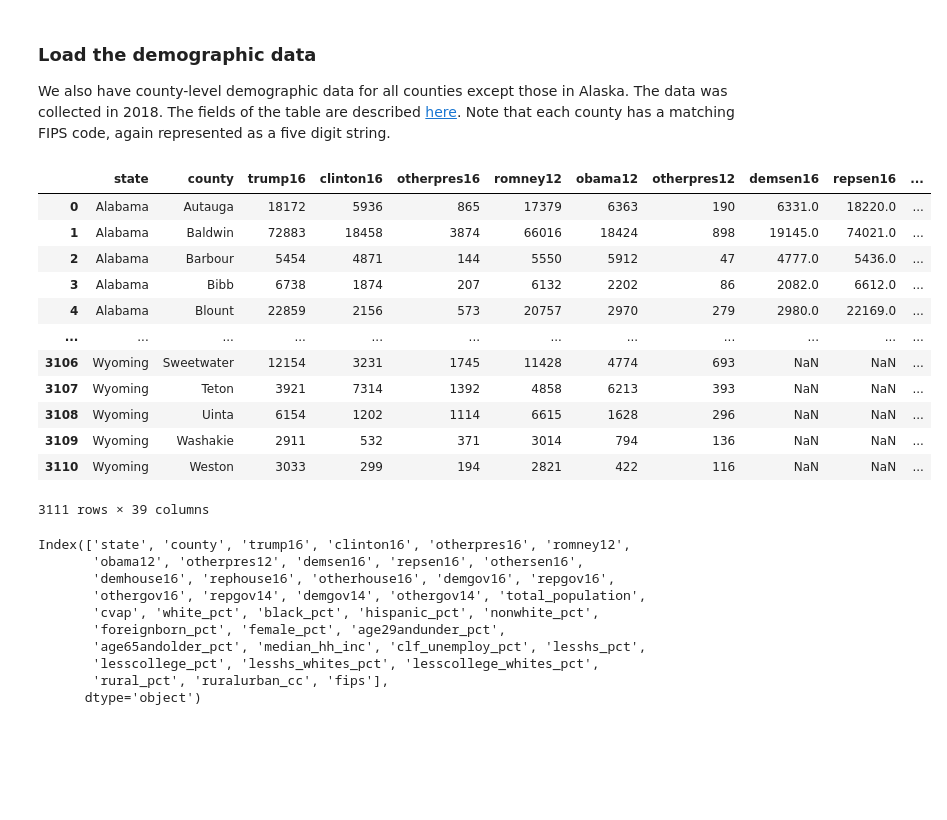
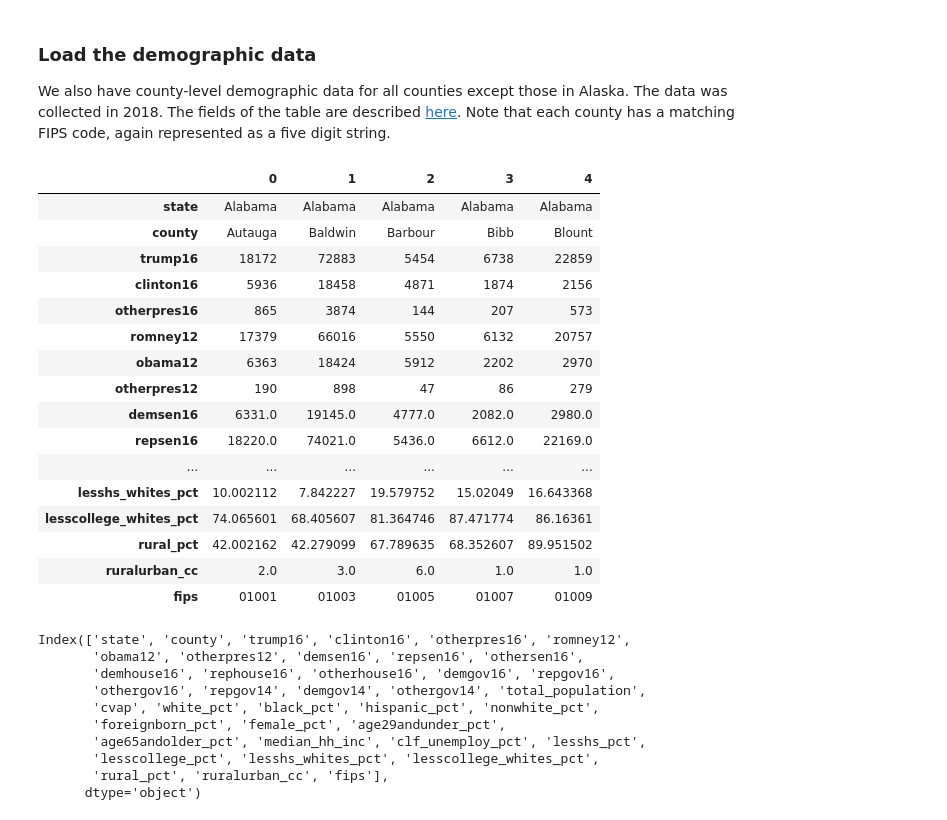
Before and after one commit to Zane-Liao/stats305b, a Jupyter notebook: hw2.ipynb, the cells around one changed output. Saved outputs shown, nothing was run; the diff lists cells and outputs as text; code cells hidden in the pictures; blank space fills up the shorter version.

```diff
--- a/hw2.ipynb
+++ b/hw2.ipynb
@@ -71,23 +80,27 @@ array(['ALABAMA', 'ARIZONA', 'ARKANSAS', 'CALIFORNIA', 'COLORADO',
 
 We also have county-level demographic data for all counties except those in Alaska. The data was collected in 2018. The fields of the table are described [here](https://github.com/MEDSL/2018-elections-unoffical/blob/master/election-context-2018.md). Note that each county has a matching FIPS code, again represented as a five digit string.
 # %%
-demo = pd.read_csv("https://raw.githubusercontent.com/slinderman/stats305b/winter2025/assignments/hw2/demographics.csv")
+demo = pd.read_csv("demographics.csv")
 demo.fips = demo.fips.apply(lambda x: str(int(x)).zfill(5))
-demo
+demo.head().T
 # %% [output]
-|  | state | county | trump16 | clinton16 | otherpres16 | romney12 | obama12 | otherpres12 | demsen16 | repsen16 | ... |
-| 0 | Alabama | Autauga | 18172 | 5936 | 865 | 17379 | 6363 | 190 | 6331.0 | 18220.0 | ... |
-| 1 | Alabama | Baldwin | 72883 | 18458 | 3874 | 66016 | 18424 | 898 | 19145.0 | 74021.0 | ... |
-| 2 | Alabama | Barbour | 5454 | 4871 | 144 | 5550 | 5912 | 47 | 4777.0 | 5436.0 | ... |
-| 3 | Alabama | Bibb | 6738 | 1874 | 207 | 6132 | 2202 | 86 | 2082.0 | 6612.0 | ... |
-| 4 | Alabama | Blount | 22859 | 2156 | 573 | 20757 | 2970 | 279 | 2980.0 | 22169.0 | ... |
-| ... | ... | ... | ... | ... | ... | ... | ... | ... | ... | ... | ... |
-| 3106 | Wyoming | Sweetwater | 12154 | 3231 | 1745 | 11428 | 4774 | 693 | NaN | NaN | ... |
-| 3107 | Wyoming | Teton | 3921 | 7314 | 1392 | 4858 | 6213 | 393 | NaN | NaN | ... |
-| 3108 | Wyoming | Uinta | 6154 | 1202 | 1114 | 6615 | 1628 | 296 | NaN | NaN | ... |
-| 3109 | Wyoming | Washakie | 2911 | 532 | 371 | 3014 | 794 | 136 | NaN | NaN | ... |
-| 3110 | Wyoming | Weston | 3033 | 299 | 194 | 2821 | 422 | 116 | NaN | NaN | ... |
+|  | 0 | 1 | 2 | 3 | 4 |
+| state | Alabama | Alabama | Alabama | Alabama | Alabama |
+| county | Autauga | Baldwin | Barbour | Bibb | Blount |
+| trump16 | 18172 | 72883 | 5454 | 6738 | 22859 |
+| clinton16 | 5936 | 18458 | 4871 | 1874 | 2156 |
+| otherpres16 | 865 | 3874 | 144 | 207 | 573 |
+| romney12 | 17379 | 66016 | 5550 | 6132 | 20757 |
+| obama12 | 6363 | 18424 | 5912 | 2202 | 2970 |
+| otherpres12 | 190 | 898 | 47 | 86 | 279 |
+| demsen16 | 6331.0 | 19145.0 | 4777.0 | 2082.0 | 2980.0 |
+| repsen16 | 18220.0 | 74021.0 | 5436.0 | 6612.0 | 22169.0 |
+| ... | ... | ... | ... | ... | ... |
+| lesshs_whites_pct | 10.002112 | 7.842227 | 19.579752 | 15.02049 | 16.643368 |
+| lesscollege_whites_pct | 74.065601 | 68.405607 | 81.364746 | 87.471774 | 86.16361 |
+| rural_pct | 42.002162 | 42.279099 | 67.789635 | 68.352607 | 89.951502 |
+| ruralurban_cc | 2.0 | 3.0 | 6.0 | 1.0 | 1.0 |
+| fips | 01001 | 01003 | 01005 | 01007 | 01009 |
-3111 rows × 39 columns
 # %%
 demo.columns
 # %% [output]
```
Also changed, not shown: parts of 17 cells of this notebook, 3 other files.
